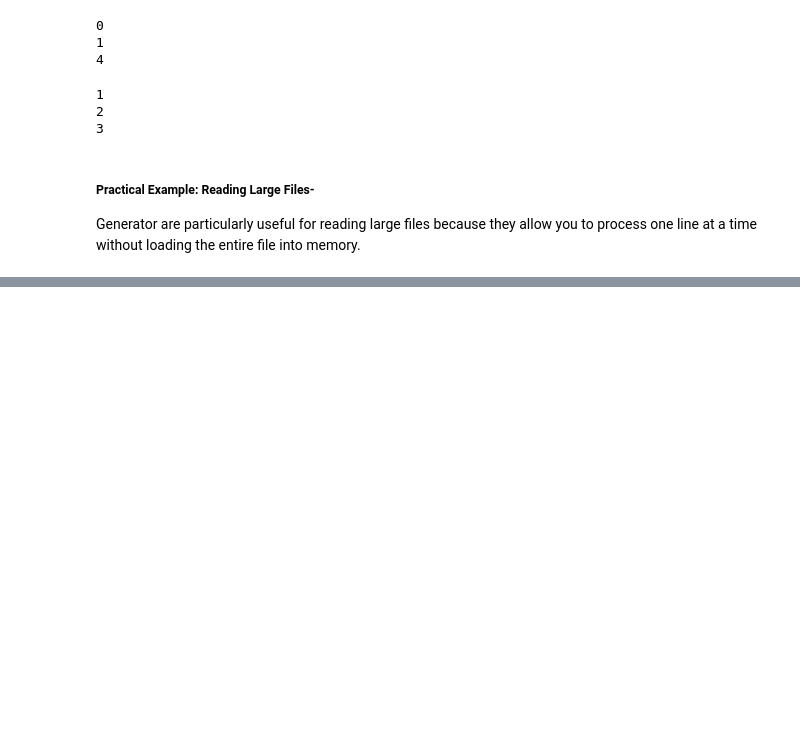
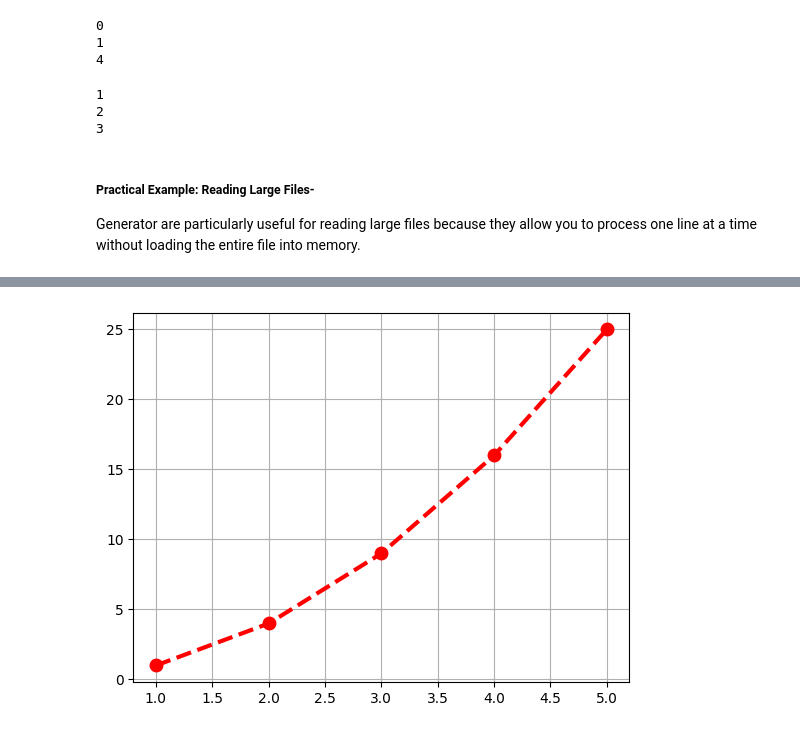
Before and after one commit to AayushSilarpuria/Complete_DataScience_Notes, a Jupyter notebook: Python/Python_Section_11_to_16.ipynb, the cells around one changed output, grey strips where cells are left out. Saved outputs shown, nothing was run; the diff lists cells and outputs as text; code cells hidden in the pictures; blank space fills up the shorter version.

```diff
--- a/Python/Python_Section_11_to_16.ipynb
+++ b/Python/Python_Section_11_to_16.ipynb
@@ -799,0 +1869,11 @@ db.select([films]).where(db.and_(films.columns.certification =='R', films.column
+# %%
+x = [1,2,3,4,5]
+y = [1,4,9,16,25]
+
+## Crate a customized line plot:
+plt.plot(x,y, color = 'red', linestyle = '--', marker = 'o', linewidth = 3, markersize = 9)
+# plt.plot(x,y, color = 'red', linestyle = '-.', marker = '*"")
+
+plt.grid(True)
+# %% [output]
+[figure, added]
```
Also changed, not shown: parts of 99 cells of this notebook.
